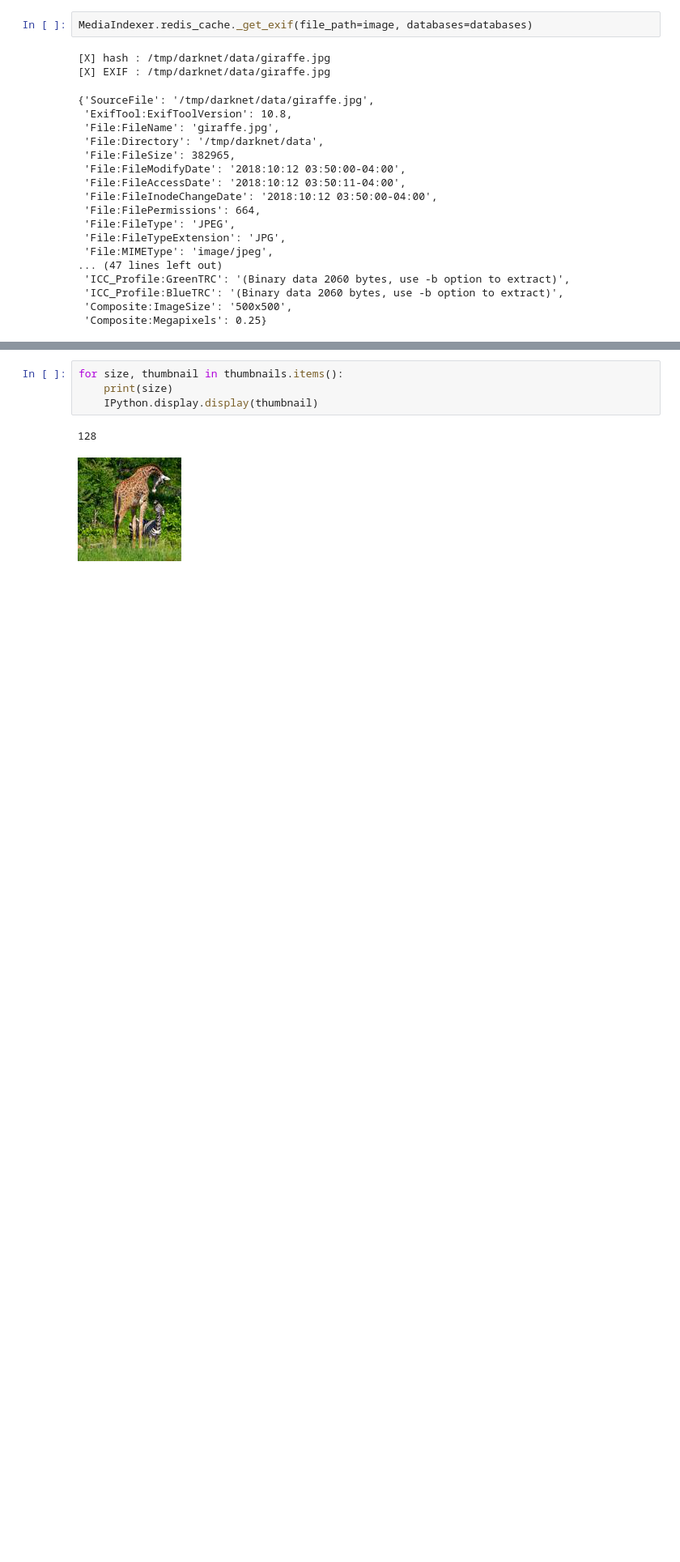
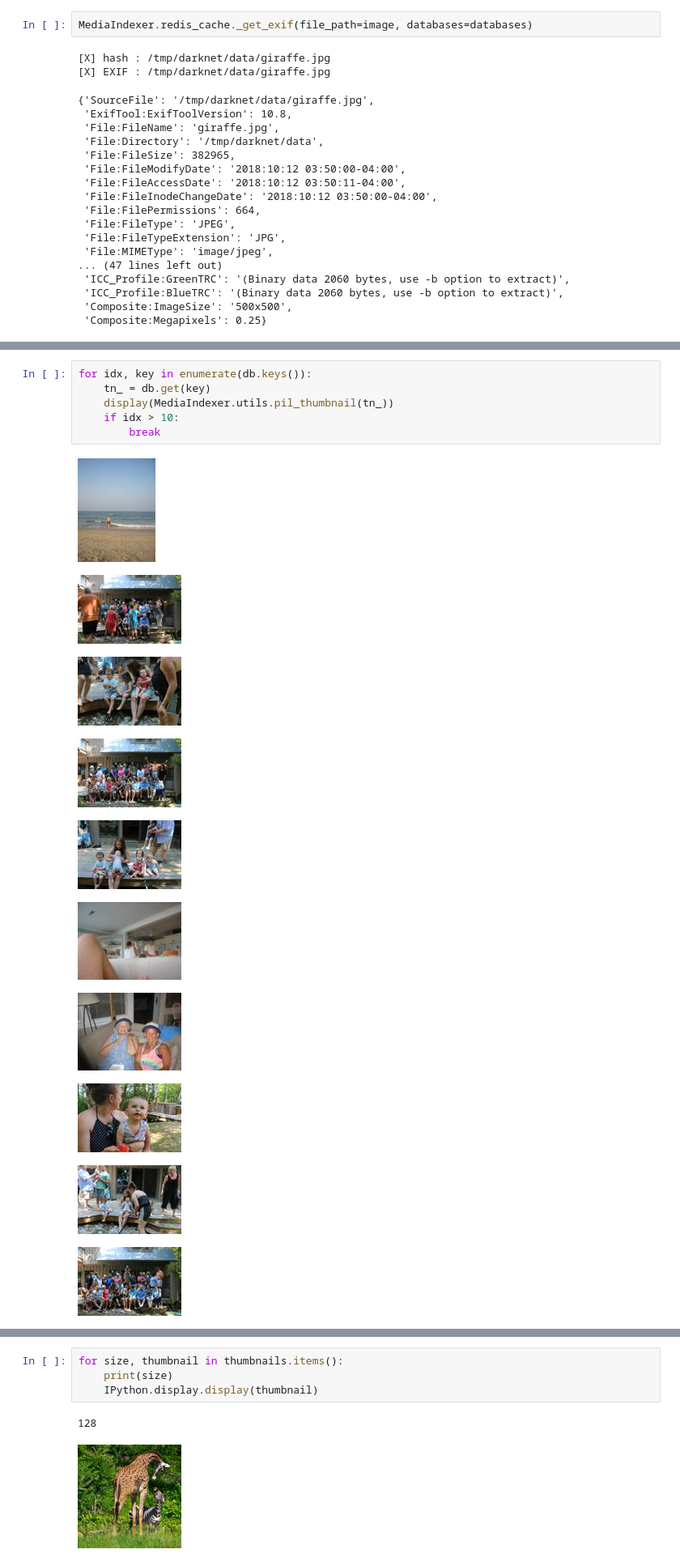
Before and after one commit to dapperfu/python_PhotoIndexer, a Jupyter notebook: DevelopmentNotebooks/RedisCache3.ipynb, the cells around one changed output, grey strips where cells are left out. Shown at 81% size. Saved outputs shown, nothing was run; the diff lists cells and outputs as text; blank space fills up the shorter version.

```diff
--- a/DevelopmentNotebooks/RedisCache3.ipynb
+++ b/DevelopmentNotebooks/RedisCache3.ipynb
@@ -126,0 +97,17 @@ import IPython.display
+# %%
+for idx, key in enumerate(db.keys()):
+    tn_ = db.get(key)
+    display(MediaIndexer.utils.pil_thumbnail(tn_))
+    if idx > 10:
+        break
+# %% [output]
+[figure, added]
+[figure, added]
+[figure, added]
+[figure, added]
+[figure, added]
+[figure, added]
+[figure, added]
+[figure, added]
+[figure, added]
+[figure, added]
```
Also changed, not shown: parts of 18 cells of this notebook, 14 other files.
